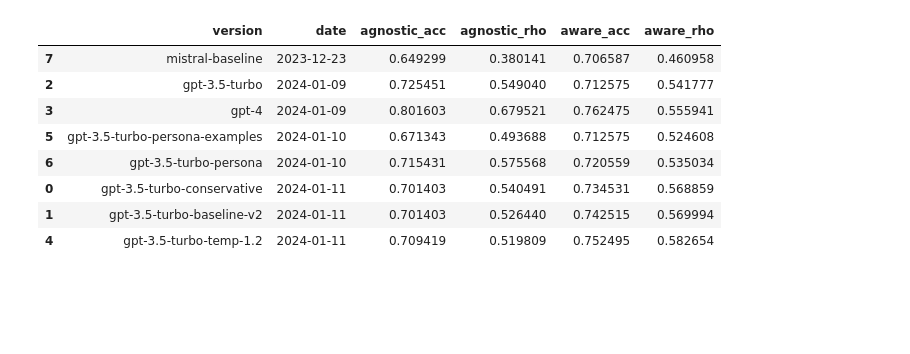
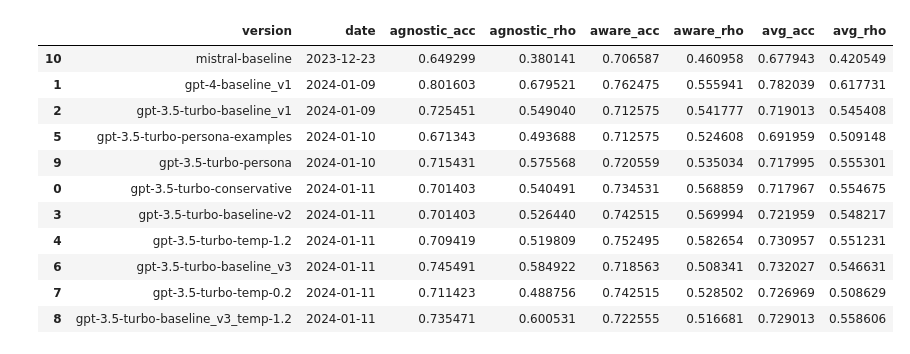
Before and after one commit to bradleypallen/shroom, a Jupyter notebook: prod/scores.ipynb, the cells around one changed output. Cells and saved outputs as stored; diff of their text form; code cells hidden in the pictures; blank space fills up the shorter version.

Commit message:
File renaming, baseline v3 with temp = 1.2

```diff
--- a/prod/scores.ipynb
+++ b/prod/scores.ipynb
@@ -29,31 +32,36 @@ for score_filename in glob.glob('scores/*.txt'):
 # %%
 df = pd.DataFrame.from_records(records)
 
 df["date"] = df["run"].apply(lambda x: x[-10:])
 df["version"] = df["run"].apply(lambda x: x[:-11])
+df["avg_acc"] = (df["agnostic_acc"] + df["aware_acc"]) / 2.
+df["avg_rho"] = (df["agnostic_rho"] + df["aware_rho"]) / 2.
 
-df_for_table = df[[ 'version', 'date', 'agnostic_acc', 'agnostic_rho', 'aware_acc', 'aware_rho' ]].sort_values(by='date')
+df_for_table = df[[ 'version', 'date', 'agnostic_acc', 'agnostic_rho', 'aware_acc', 'aware_rho', "avg_acc", "avg_rho" ]].sort_values(by='date')
 
 # Define the styling function
 def highlight_max(s):
     is_max = s == s.max()
     return ['font-weight: bold' if v else '' for v in is_max]
 
 # Apply the styling to the DataFrame
-styled_df = df_for_table.style.apply(highlight_max, subset=['agnostic_acc', 'agnostic_rho', 'aware_acc', 'aware_rho'])
+styled_df = df_for_table.style.apply(highlight_max, subset=['agnostic_acc', 'agnostic_rho', 'aware_acc', 'aware_rho', 'avg_acc', 'avg_rho'])
 
 # Display the styled DataFrame
 styled_df
 # %% [output]
-|  | version | date | agnostic_acc | agnostic_rho | aware_acc | aware_rho |
-| 7 | mistral-baseline | 2023-12-23 | 0.649299 | 0.380141 | 0.706587 | 0.460958 |
-| 2 | gpt-3.5-turbo | 2024-01-09 | 0.725451 | 0.549040 | 0.712575 | 0.541777 |
-| 3 | gpt-4 | 2024-01-09 | 0.801603 | 0.679521 | 0.762475 | 0.555941 |
-| 5 | gpt-3.5-turbo-persona-examples | 2024-01-10 | 0.671343 | 0.493688 | 0.712575 | 0.524608 |
-| 6 | gpt-3.5-turbo-persona | 2024-01-10 | 0.715431 | 0.575568 | 0.720559 | 0.535034 |
-| 0 | gpt-3.5-turbo-conservative | 2024-01-11 | 0.701403 | 0.540491 | 0.734531 | 0.568859 |
-| 1 | gpt-3.5-turbo-baseline-v2 | 2024-01-11 | 0.701403 | 0.526440 | 0.742515 | 0.569994 |
-| 4 | gpt-3.5-turbo-temp-1.2 | 2024-01-11 | 0.709419 | 0.519809 | 0.752495 | 0.582654 |
+|  | version | date | agnostic_acc | agnostic_rho | aware_acc | aware_rho | avg_acc | avg_rho |
+| 10 | mistral-baseline | 2023-12-23 | 0.649299 | 0.380141 | 0.706587 | 0.460958 | 0.677943 | 0.420549 |
+| 1 | gpt-4-baseline_v1 | 2024-01-09 | 0.801603 | 0.679521 | 0.762475 | 0.555941 | 0.782039 | 0.617731 |
+| 2 | gpt-3.5-turbo-baseline_v1 | 2024-01-09 | 0.725451 | 0.549040 | 0.712575 | 0.541777 | 0.719013 | 0.545408 |
+| 5 | gpt-3.5-turbo-persona-examples | 2024-01-10 | 0.671343 | 0.493688 | 0.712575 | 0.524608 | 0.691959 | 0.509148 |
+| 9 | gpt-3.5-turbo-persona | 2024-01-10 | 0.715431 | 0.575568 | 0.720559 | 0.535034 | 0.717995 | 0.555301 |
+| 0 | gpt-3.5-turbo-conservative | 2024-01-11 | 0.701403 | 0.540491 | 0.734531 | 0.568859 | 0.717967 | 0.554675 |
+| 3 | gpt-3.5-turbo-baseline-v2 | 2024-01-11 | 0.701403 | 0.526440 | 0.742515 | 0.569994 | 0.721959 | 0.548217 |
+| 4 | gpt-3.5-turbo-temp-1.2 | 2024-01-11 | 0.709419 | 0.519809 | 0.752495 | 0.582654 | 0.730957 | 0.551231 |
+| 6 | gpt-3.5-turbo-baseline_v3 | 2024-01-11 | 0.745491 | 0.584922 | 0.718563 | 0.508341 | 0.732027 | 0.546631 |
+| 7 | gpt-3.5-turbo-temp-0.2 | 2024-01-11 | 0.711423 | 0.488756 | 0.742515 | 0.528502 | 0.726969 | 0.508629 |
+| 8 | gpt-3.5-turbo-baseline_v3_temp-1.2 | 2024-01-11 | 0.735471 | 0.600531 | 0.722555 | 0.516681 | 0.729013 | 0.558606 |
 # %%
 df_agnostic_acc = df[['run', 'date', 'agnostic_acc']].sort_values(by='date', ascending=False)
 df_agnostic_rho = df[['run', 'date', 'agnostic_rho']].sort_values(by='date', ascending=False)
```
Also changed, not shown: parts of 2 cells of this notebook, 23 other files.
